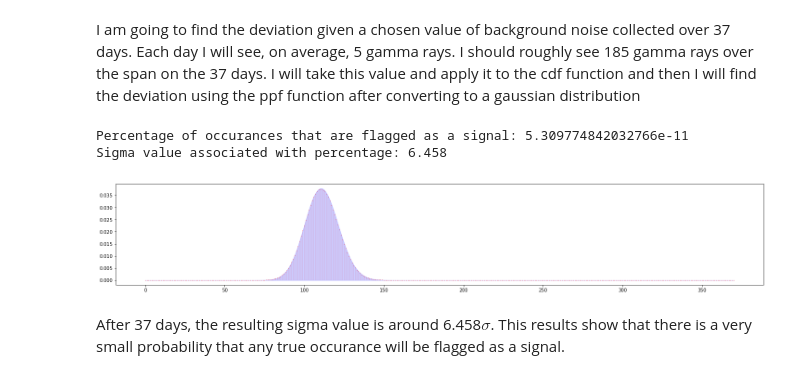
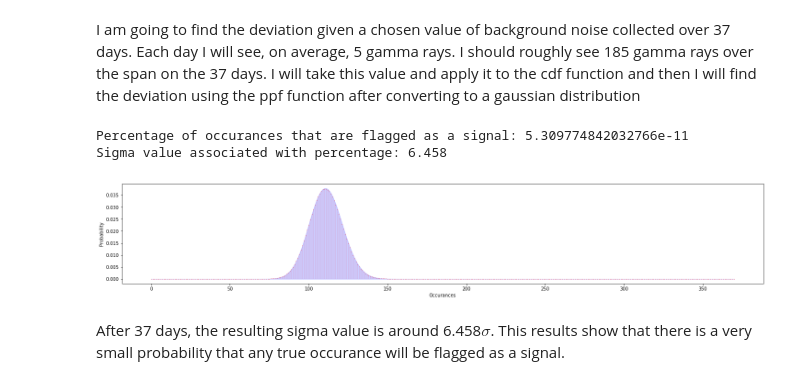
Before and after one commit to MikePhen12/Phys_434_portfolio, a Jupyter notebook: Lab_2.ipynb, the cells around one changed output. Cells and saved outputs as stored; diff of their text form; code cells hidden in the pictures.

```diff
--- a/Lab_2.ipynb
+++ b/Lab_2.ipynb
@@ -19,0 +22,9 @@ plt.vlines(x,0, stats.poisson.pmf(x, avg_cosmic_background, offset), colors = 'r
+# %%
+## The actual number of gamma rays for one day is actually 5, this is the plot that represents the actual data
+avg_cosmic_background = 3; offset = 0; avg_actual_cosmic = 5;
+
+x = np.linspace(0,10,11)
+plt.plot(x, stats.poisson.pmf(x, avg_actual_cosmic, offset), 'bo', lw=0)
+plt.vlines(x,0, stats.poisson.pmf(x, avg_actual_cosmic, offset), colors = 'r', lw=5, alpha=.5 )
+plt.xlabel("Occurances")
+plt.ylabel("Percentage")
@@ -119,28 +139,30 @@ I am going to find the deviation given a chosen value of background noise collec
 # %%
 fig, (ax) = plt.subplots(1, 1, figsize = (25,4))
 err_data = stats.poisson.pmf(x, avg_cosmic_background, offset)
 x = np.linspace(0, 10, 11)
 
 days = 37
 
 y1 = np.convolve(err_data, err_data)
 for i in range(2, days):
     y1 = np.convolve(y1, err_data)
 
 x_new = np.linspace(0, 10*days, 10*days+1)
 ax.plot(x_new, y1, 'ro', lw=0, ms=10/days, label = f'{days} days')
 ax.vlines(x_new, 0, y1, colors='r', lw=5/days, alpha=1)
 ax.fill_between(x_new, stats.poisson.pmf(x_new, avg_cosmic_background*days, offset), color = 'b', linewidth = 1, alpha = .2)
+ax.set_xlabel('Occurances')
+ax.set_ylabel('Probability')
 
 prob = 1 - stats.poisson.cdf(5*37, avg_cosmic_background*days, offset)
 z_val = stats.norm.ppf(1-(prob))
 
 print(f'Percentage of occurances that are flagged as a signal: {prob}')
 print(f'Sigma value associated with percentage: {z_val:.3f}')
 # %% [output]
 Percentage of occurances that are flagged as a signal: 5.309774842032766e-11
 Sigma value associated with percentage: 6.458
-[figure, old version]
+[figure, new version]
 # %% [markdown]
 After 37 days, the resulting sigma value is around 6.458$\sigma$. This results show that there is a very small probability that any true occurance will be flagged as a signal.
 # %% [markdown]
```
Also changed, not shown: parts of 15 cells of this notebook.
